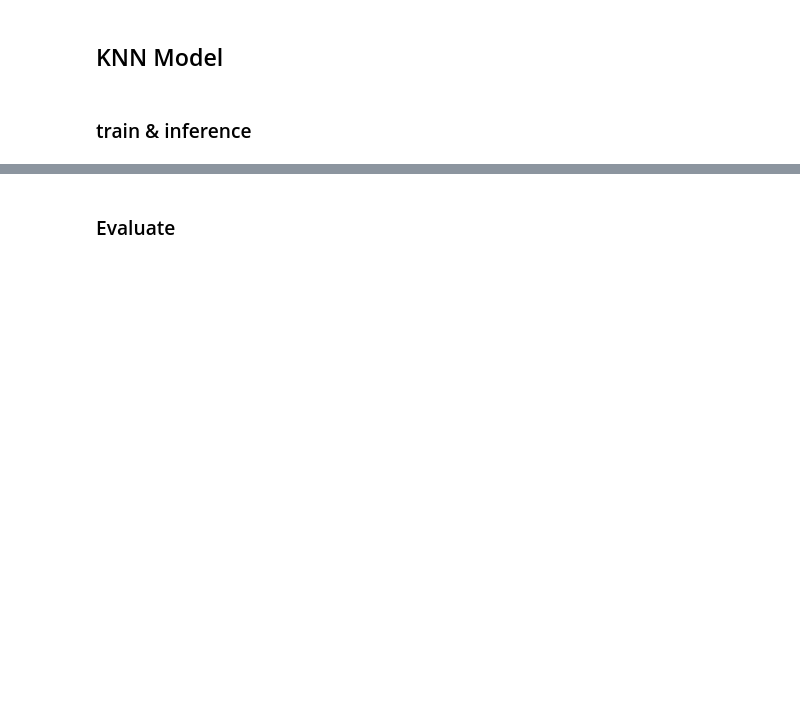
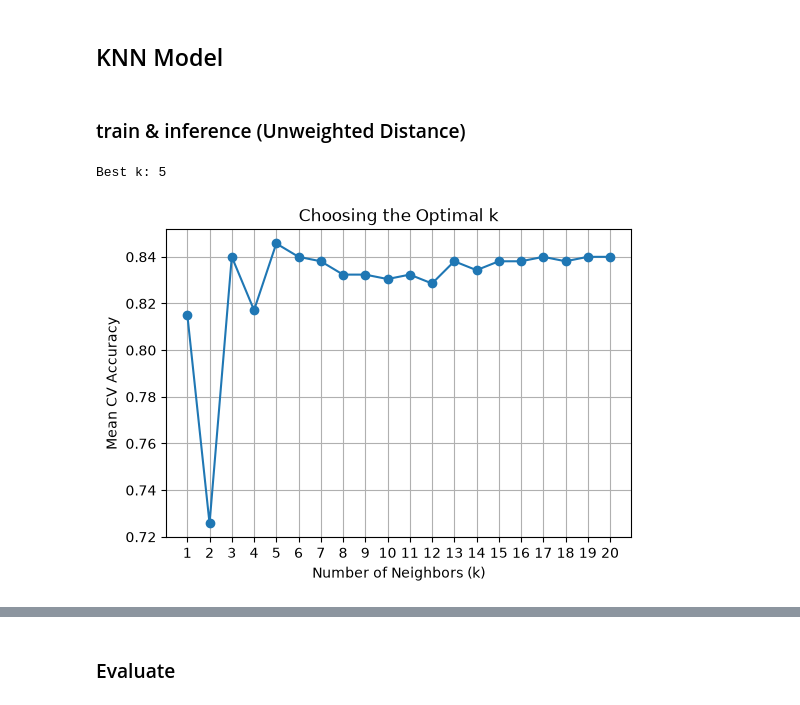
Before and after one commit to Bell98765/ISC_426, a Jupyter notebook: knn.ipynb, the cells around one changed output, grey strips where cells are left out. Saved outputs shown, nothing was run; the diff lists cells and outputs as text; code cells hidden in the pictures; blank space fills up the shorter version.

```diff
--- a/knn.ipynb
+++ b/knn.ipynb
@@ -8,4 +8,4 @@ import matplotlib.pyplot as plt
 # %% [markdown]
 ## DataCleansing
 # %%
-input_df=pd.read_csv('job_placement.csv')
+df=pd.read_csv('preprocessed_data.csv')
@@ -53,9 +62,9 @@ new_df.to_csv("preprocessed_data.csv", index=False)
 # %%
-df = new_df
+# df = new_df
 # %% [markdown]
 ## KNN Model
 # %% [markdown]
-### train & inference
+### train & inference (Unweighted Distance)
 # %%
 from sklearn.neighbors import KNeighborsClassifier
 from sklearn.model_selection import train_test_split
@@ -71,44 +82,86 @@ features = [
     "age",
     "gpa",
     "boolean_Computer Science",
     "boolean_Information Technology",
     "boolean_Electrical Engineering",
     "boolean_Mechanical Engineering",
     "boolean_Electronics and Communication"
 ]
 
-X = new_df[features]
-y = new_df["placement_status"]
-
-
-
-
-
-# Scale features (important for KNN)
-# because higher age doesn't mean higher distance neccessarily.
-# this is just to make sure both age and gpa is on same range of 0 to 1.
-scaler = MinMaxScaler()
-X = scaler.fit_transform(X)
-
+X = df[features]
+y = df["placement_status"]
 
 
 
 # Split data into training and testing sets
 X_train, X_test, y_train, y_test = train_test_split(
     X,
     y,
     test_size=0.25,
     random_state=42
 )
 
 
+
+# Scale features (important for KNN)
+# because higher age doesn't mean higher distance neccessarily.
+# this is just to make sure both age and gpa is on same range of 0 to 1.
+
+# scaler = MinMaxScaler()
+# X = scaler.fit_transform(X)
+
+# Scale features using Z-score Standardization
+scaler = StandardScaler()
+
+X_train = scaler.fit_transform(X_train)
+X_test = scaler.transform(X_test)
+
+
+
+# optimal K
+# Find the best k using the training set
+k_values = range(1, 21)
+cv_scores = []
+
+for k in k_values:
+    knn = KNeighborsClassifier(n_neighbors=k)
+    scores = cross_val_score(
+        knn,
+        X_train,
+        y_train,
+        cv=5,
+        scoring="accuracy"
+    )
+    cv_scores.append(scores.mean())
+
+best_k = k_values[cv_scores.index(max(cv_scores))]
+
+print("Best k:", best_k)
+
+# Plot CV accuracy
+plt.figure(figsize=(6,4))
+plt.plot(k_values, cv_scores, marker="o")
+plt.xlabel("Number of Neighbors (k)")
+plt.ylabel("Mean CV Accuracy")
+plt.title("Choosing the Optimal k")
+plt.xticks(k_values)
+plt.grid(True)
+plt.show()
+
+
+
+
+
 # Create KNN model
-knn = KNeighborsClassifier(n_neighbors=5)
+knn = KNeighborsClassifier(n_neighbors=best_k)
 
 
 # Train the model
 knn.fit(X_train, y_train)
 
 
 # Make predictions
 y_pred = knn.predict(X_test)
+# %% [output]
+Best k: 5
+[figure, added]
```
Also changed, not shown: parts of 10 cells of this notebook.
